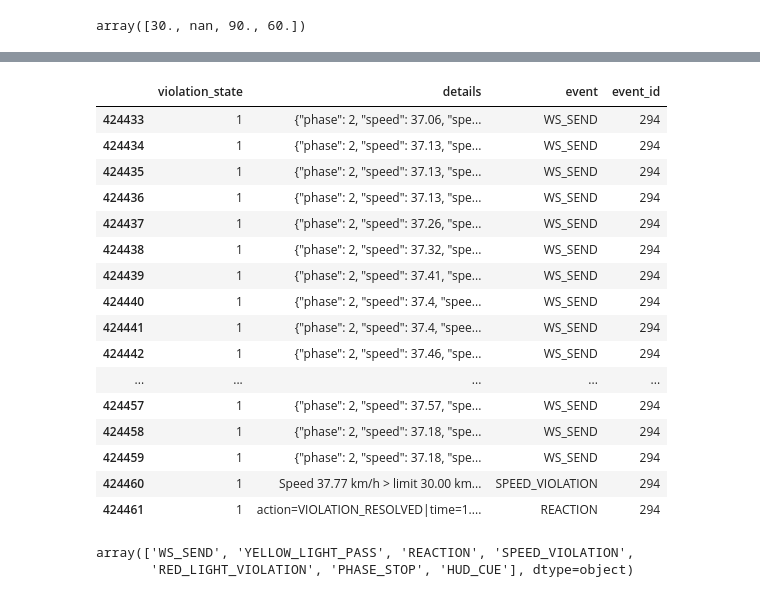
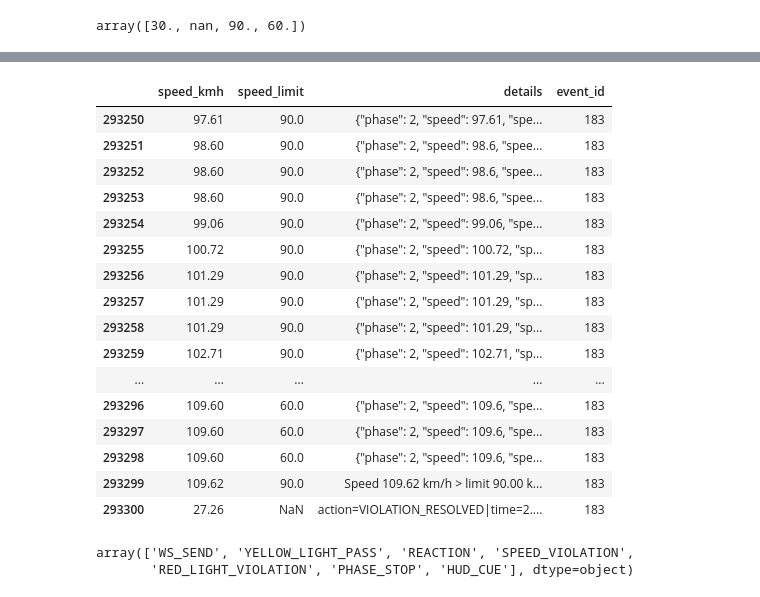
Before and after one commit to KeirAAAlcantara/SimAnalysis, a Jupyter notebook: SimData.ipynb, the cells around one changed output, grey strips where cells are left out. Drawn from its saved outputs; the diff is of its cells as text; code cells hidden in the pictures.

```diff
--- a/SimData.ipynb
+++ b/SimData.ipynb
@@ -235,6 +223,26 @@ df_simulation["violation_state"] = states
 # if start is true and active is false => make active true (start counting the rows as 1)
 # while active is true => append 1 to the array
 # if violation_end becomes true => active becomes false AFTER this row, so the loop will append 0 starting from the next row
+# %%
+df_simulation["overspeed"] = df_simulation["details"].str.contains('"overspeed": true', na=False)
+df_simulation["resolved"] = df_simulation["details"].str.contains("VIOLATION_RESOLVED", na=False)
+
+prev_overspeed = df_simulation["overspeed"].shift(fill_value=False)
+prev_speed = df_simulation["speed_limit"].shift()
+
+# new violation starts when overspeed starts OR speed limit changes while overspeeding
+df_simulation["new_violation"] = (
+    df_simulation["overspeed"] &
+    (
+        (~prev_overspeed) |
+        (df_simulation["speed_limit"] != prev_speed)
+    )
+)
+
+df_simulation["event_id"] = df_simulation["new_violation"].cumsum()
+
+# rows without overspeed should not belong to an event
+df_simulation.loc[~df_simulation["overspeed"], "event_id"] = None
 # %%
 df_simulation.columns
 # %% [output]
@@ -264,5 +274,4 @@ df_simulation["event_id"] = df_simulation["event_start"].cumsum()
 df_simulation.loc[df_simulation["violation_state"] == 0, "event_id"] = 0
 # %%
 # drops irrelevant columns (can be kept if wanted- does not harm data, but cleaner view)
-df_simulation.drop("event_start", axis=1, inplace=True)
 df_simulation.drop("scenario", axis=1, inplace=True)
@@ -277,25 +289,25 @@ Index(['timestamp', 'phase', 'speed_kmh', 'event', 'details', 'speed_limit',
 #df_simulation['event_id'].unique()
 # %%
 # checking lang if action = slow down and action = resolved has same event_id
-df_simulation.loc[df_simulation["event_id"] == 294, ["violation_state", "details", "event", "event_id"]]
+df_simulation.loc[df_simulation["event_id"] == 183, ["speed_kmh", "speed_limit", "details", "event_id"]]
 # %% [output]
-|  | violation_state | details | event | event_id |
-| 424433 | 1 | {"phase": 2, "speed": 37.06, "spe... | WS_SEND | 294 |
-| 424434 | 1 | {"phase": 2, "speed": 37.13, "spe... | WS_SEND | 294 |
-| 424435 | 1 | {"phase": 2, "speed": 37.13, "spe... | WS_SEND | 294 |
-| 424436 | 1 | {"phase": 2, "speed": 37.13, "spe... | WS_SEND | 294 |
-| 424437 | 1 | {"phase": 2, "speed": 37.26, "spe... | WS_SEND | 294 |
-| 424438 | 1 | {"phase": 2, "speed": 37.32, "spe... | WS_SEND | 294 |
-| 424439 | 1 | {"phase": 2, "speed": 37.41, "spe... | WS_SEND | 294 |
-| 424440 | 1 | {"phase": 2, "speed": 37.4, "spee... | WS_SEND | 294 |
-| 424441 | 1 | {"phase": 2, "speed": 37.4, "spee... | WS_SEND | 294 |
-| 424442 | 1 | {"phase": 2, "speed": 37.46, "spe... | WS_SEND | 294 |
+|  | speed_kmh | speed_limit | details | event_id |
+| 293250 | 97.61 | 90.0 | {"phase": 2, "speed": 97.61, "spe... | 183 |
+| 293251 | 98.60 | 90.0 | {"phase": 2, "speed": 98.6, "spee... | 183 |
+| 293252 | 98.60 | 90.0 | {"phase": 2, "speed": 98.6, "spee... | 183 |
+| 293253 | 98.60 | 90.0 | {"phase": 2, "speed": 98.6, "spee... | 183 |
+| 293254 | 99.06 | 90.0 | {"phase": 2, "speed": 99.06, "spe... | 183 |
+| 293255 | 100.72 | 90.0 | {"phase": 2, "speed": 100.72, "sp... | 183 |
+| 293256 | 101.29 | 90.0 | {"phase": 2, "speed": 101.29, "sp... | 183 |
+| 293257 | 101.29 | 90.0 | {"phase": 2, "speed": 101.29, "sp... | 183 |
+| 293258 | 101.29 | 90.0 | {"phase": 2, "speed": 101.29, "sp... | 183 |
+| 293259 | 102.71 | 90.0 | {"phase": 2, "speed": 102.71, "sp... | 183 |
 | ... | ... | ... | ... | ... |
-| 424457 | 1 | {"phase": 2, "speed": 37.57, "spe... | WS_SEND | 294 |
-| 424458 | 1 | {"phase": 2, "speed": 37.18, "spe... | WS_SEND | 294 |
-| 424459 | 1 | {"phase": 2, "speed": 37.18, "spe... | WS_SEND | 294 |
-| 424460 | 1 | Speed 37.77 km/h > limit 30.00 km... | SPEED_VIOLATION | 294 |
-| 424461 | 1 | action=VIOLATION_RESOLVED|time=1.... | REACTION | 294 |
+| 293296 | 109.60 | 60.0 | {"phase": 2, "speed": 109.6, "spe... | 183 |
+| 293297 | 109.60 | 60.0 | {"phase": 2, "speed": 109.6, "spe... | 183 |
+| 293298 | 109.60 | 60.0 | {"phase": 2, "speed": 109.6, "spe... | 183 |
+| 293299 | 109.62 | 90.0 | Speed 109.62 km/h > limit 90.00 k... | 183 |
+| 293300 | 27.26 | NaN | action=VIOLATION_RESOLVED|time=2.... | 183 |
 # %%
 df_simulation['event'].unique()
 # %% [output]
```
Also changed, not shown: parts of 8 cells of this notebook, 2 other files.
